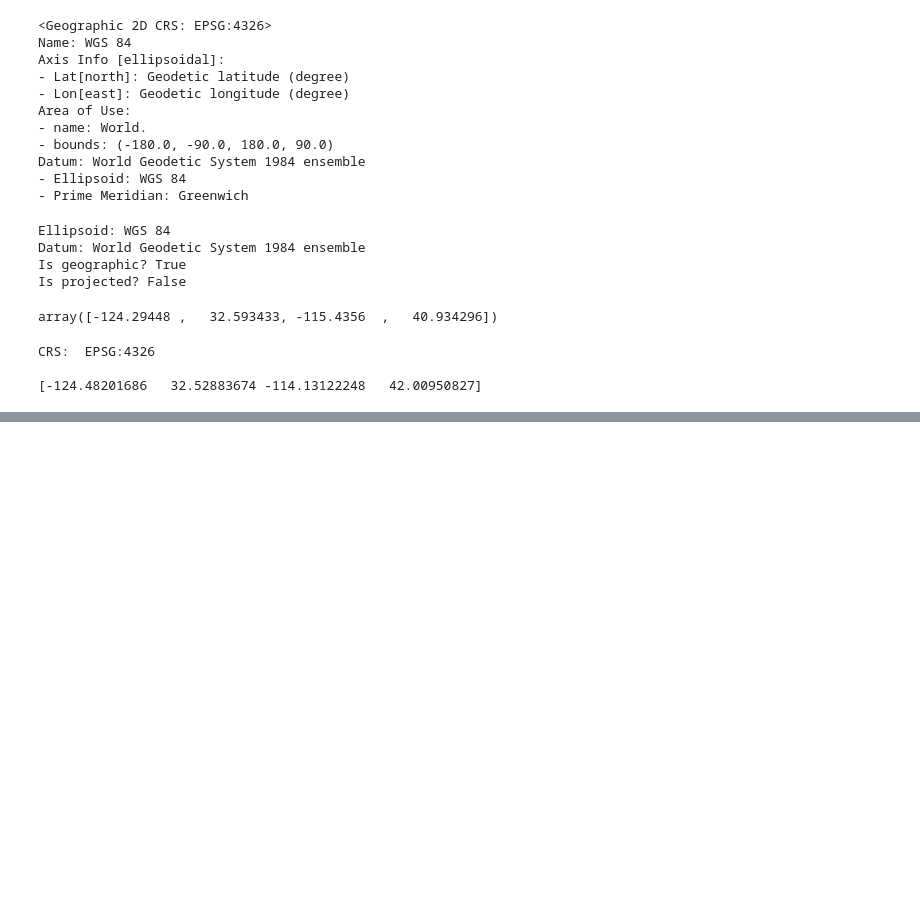
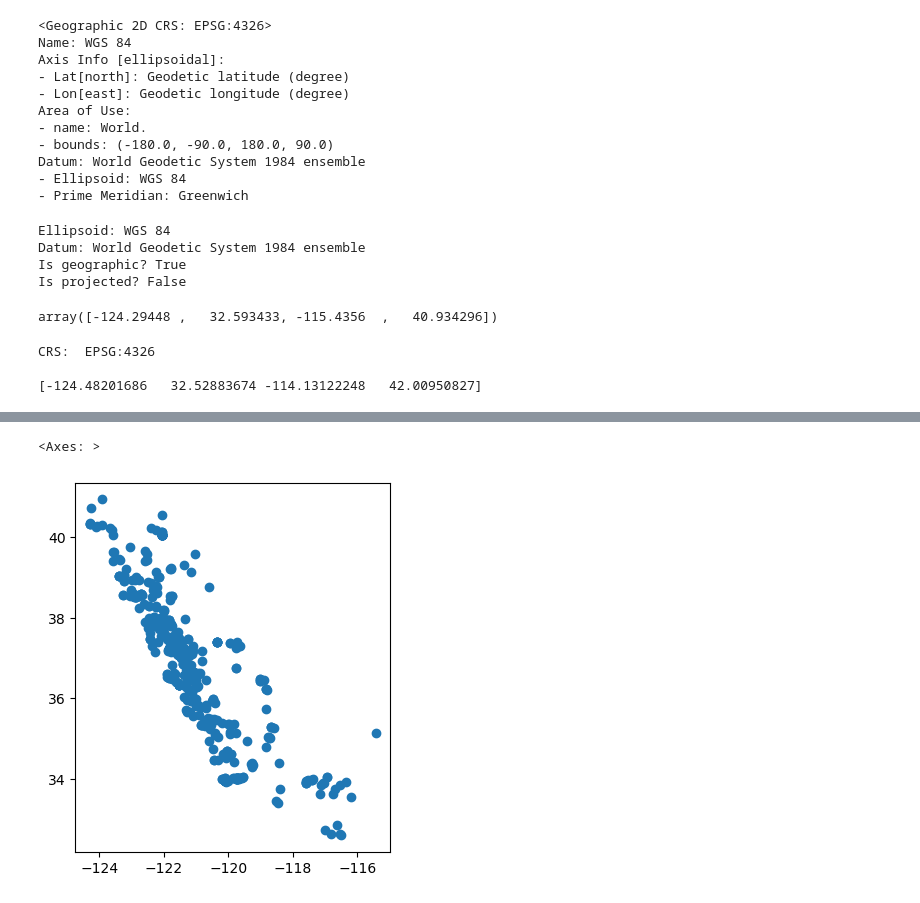
Before and after one commit to kaimorquecho/eds220-2025-in-class, a Jupyter notebook: week-4-geopandas.ipynb, the cells around one changed output, grey strips where cells are left out. Saved outputs shown, nothing was run; the diff lists cells and outputs as text; code cells hidden in the pictures; blank space fills up the shorter version.

Commit message:
make preliminary plot of pigs dataframe

```diff
--- a/week-4-geopandas.ipynb
+++ b/week-4-geopandas.ipynb
@@ -122,0 +172,5 @@ CRS:  EPSG:4326
+# %%
+pigs.plot()
+# %% [output]
+<Axes: >
+[figure, added]
```
Also changed, not shown: parts of 6 cells of this notebook.
